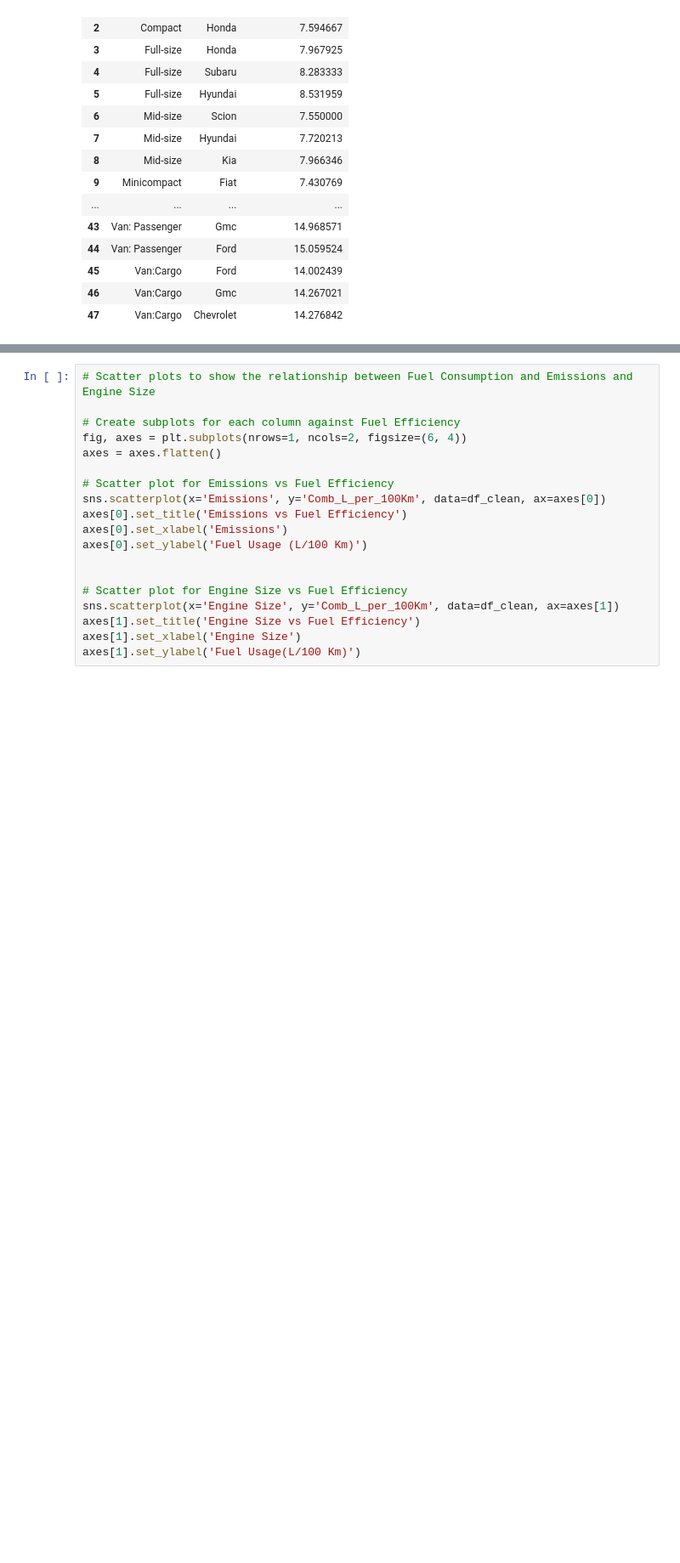
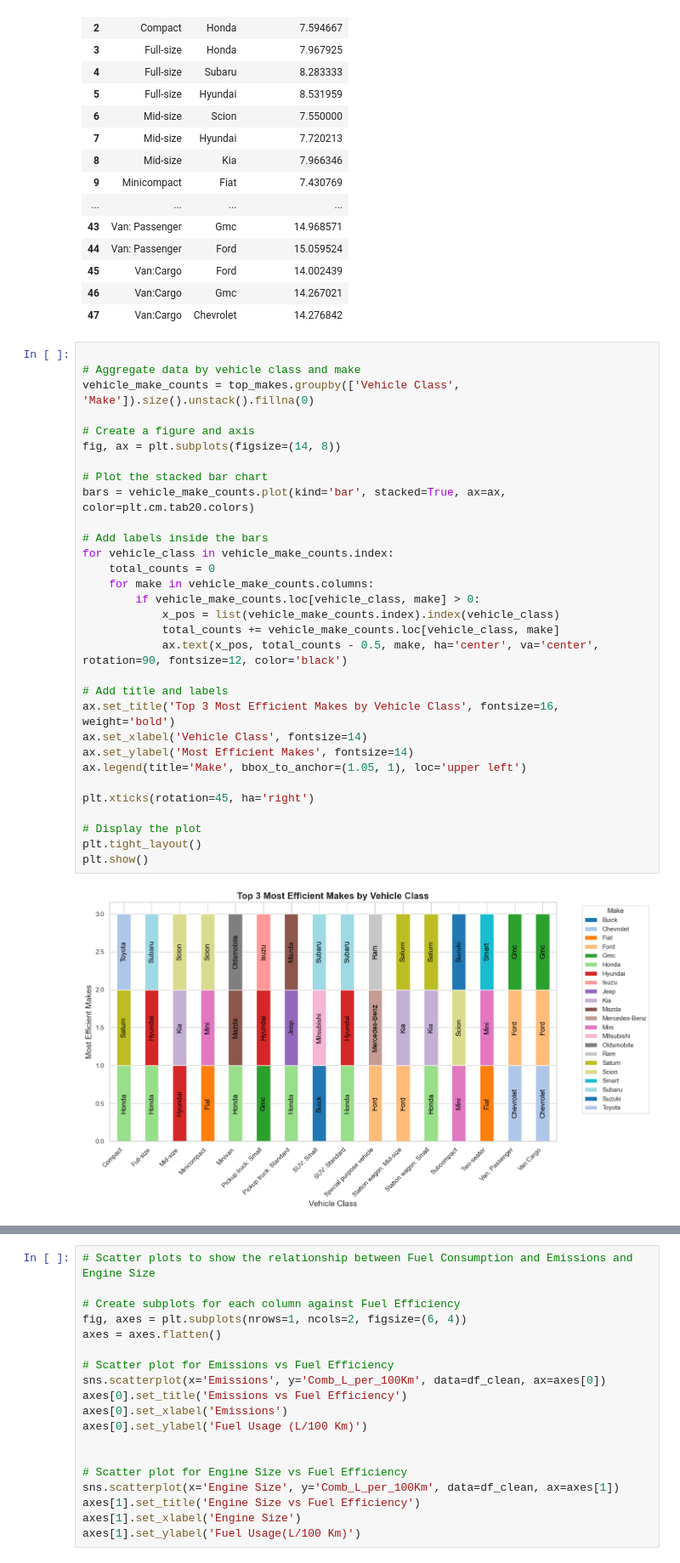
Before and after one commit to WambuiMunene/Phase2-Project_Group-4, a Jupyter notebook: Notebooks/Wambui.ipynb, the cells around one changed output, grey strips where cells are left out. Shown at 85% size. Drawn from its saved outputs; the diff is of its cells as text; blank space fills up the shorter version.

```diff
--- a/Notebooks/Wambui.ipynb
+++ b/Notebooks/Wambui.ipynb
@@ -854,4 +890,37 @@ top_makes
 | 45 | Van:Cargo | Ford | 14.002439 |
 | 46 | Van:Cargo | Gmc | 14.267021 |
 | 47 | Van:Cargo | Chevrolet | 14.276842 |
+# %%
+
+# Aggregate data by vehicle class and make
+vehicle_make_counts = top_makes.groupby(['Vehicle Class', 'Make']).size().unstack().fillna(0)
+
+# Create a figure and axis
+fig, ax = plt.subplots(figsize=(14, 8))
+
+# Plot the stacked bar chart
+bars = vehicle_make_counts.plot(kind='bar', stacked=True, ax=ax, color=plt.cm.tab20.colors)
+
+# Add labels inside the bars
+for vehicle_class in vehicle_make_counts.index:
+    total_counts = 0
+    for make in vehicle_make_counts.columns:
+        if vehicle_make_counts.loc[vehicle_class, make] > 0:
+            x_pos = list(vehicle_make_counts.index).index(vehicle_class)
+            total_counts += vehicle_make_counts.loc[vehicle_class, make]
+            ax.text(x_pos, total_counts - 0.5, make, ha='center', va='center', rotation=90, fontsize=12, color='black')
+
+# Add title and labels
+ax.set_title('Top 3 Most Efficient Makes by Vehicle Class', fontsize=16, weight='bold')
+ax.set_xlabel('Vehicle Class', fontsize=14)
+ax.set_ylabel('Most Efficient Makes', fontsize=14)
+ax.legend(title='Make', bbox_to_anchor=(1.05, 1), loc='upper left')
+
+plt.xticks(rotation=45, ha='right')
+
+# Display the plot
+plt.tight_layout()
+plt.show()
+# %% [output]
+[figure, added]
 # %% [markdown]
```
Also changed, not shown: parts of 29 cells of this notebook.
